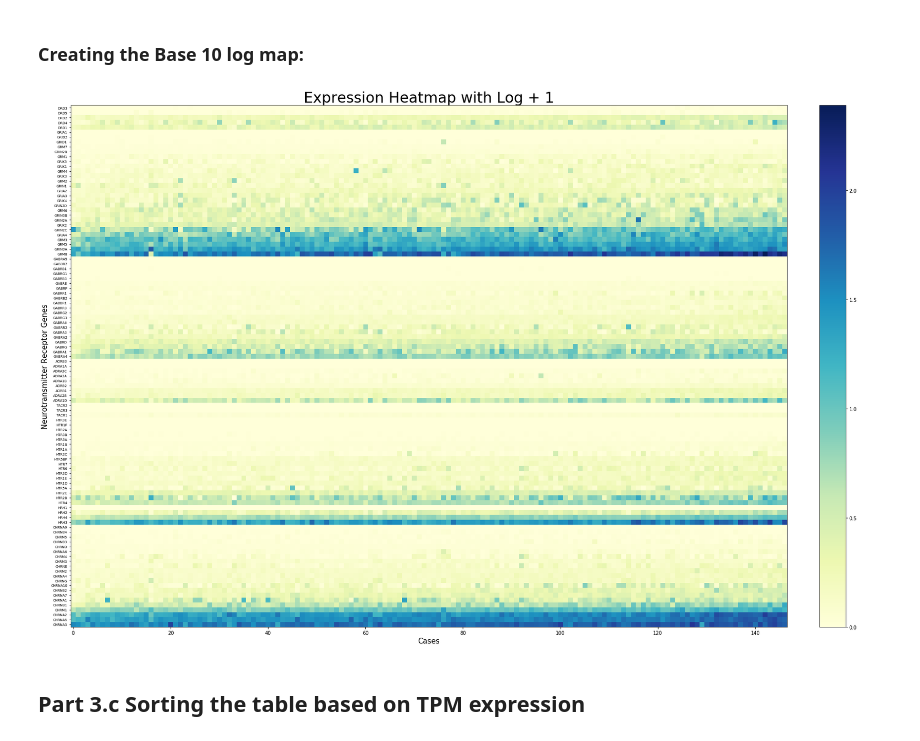
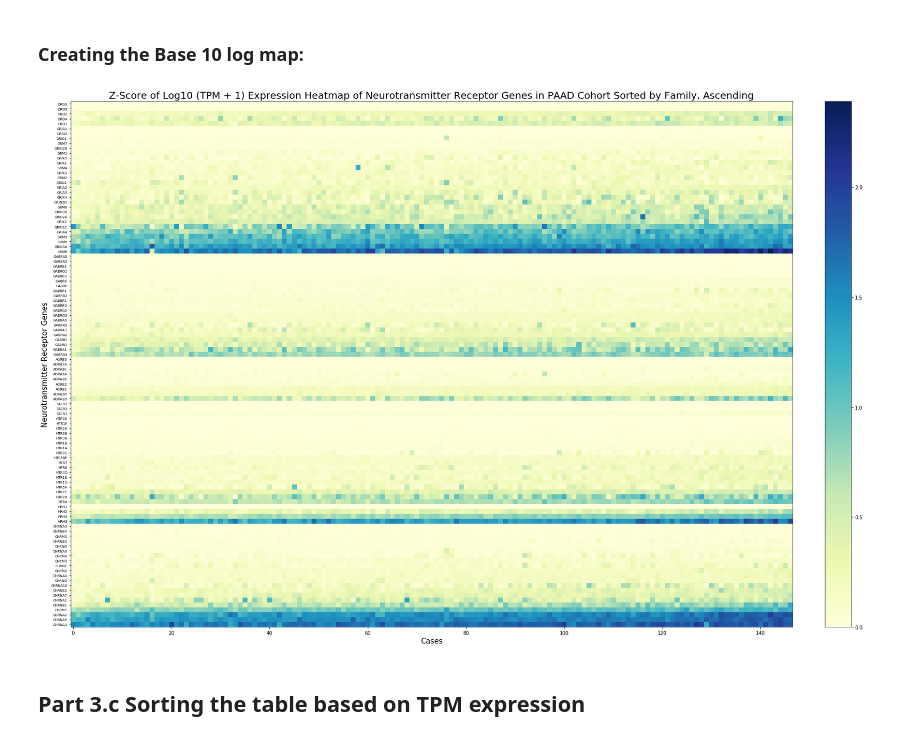
Before and after one commit to sophiaho/broad-work, a Jupyter notebook: cancer_expression_heatmap.ipynb, the cells around one changed output. Drawn from its saved outputs; the diff is of its cells as text; code cells hidden in the pictures.

```diff
--- a/cancer_expression_heatmap.ipynb
+++ b/cancer_expression_heatmap.ipynb
@@ -222,7 +199,7 @@ If you want a natural log plot, include 'natural' in the arguments, and 'base-10
 
 The compute_zscore parameter is a boolean for whether to compute the data into a z-score table or not.
 # %%
-def draw_expression_log_heatmap(table, y_axis_list, log_type, compute_zscore, sort):
+def draw_expression_log_heatmap(table, y_axis_list, log_type, title, compute_zscore, sort, cmap):
     # convert this dataframe made with the pandas library to an array that is usable with the numpy
     # library to create heatmap
     htseq_count_values = table.drop('hgnc_symbol', axis=1)
@@ -238,6 +215,7 @@ def draw_expression_log_heatmap(table, y_axis_list, log_type, compute_zscore, so
     else:
         expression_logged = expression_grid
 
+
     # print(expression_logged)
     if compute_zscore:
         expression_logged = z_score(expression_logged)
@@ -250,7 +228,7 @@ def draw_expression_log_heatmap(table, y_axis_list, log_type, compute_zscore, so
 
     fig, ax = plt.subplots()
     # it's cmap='Blues_r' to change the color scheme
-    im = ax.imshow(expression_logged, cmap='YlGnBu')
+    im = ax.imshow(expression_logged, cmap=cmap)
 
     # show labels for y axis
     ax.set_yticks(np.arange(len(y_axis_list)))
@@ -267,7 +245,7 @@ def draw_expression_log_heatmap(table, y_axis_list, log_type, compute_zscore, so
 
     fig.colorbar(im, fraction = 0.046, pad = 0.04)
 
-    ax.set_title("Expression Heatmap with Log + 1", fontsize=30, ha='center')
+    ax.set_title(title, fontsize=20, ha='center')
     fig.tight_layout()
     plt.show()
 
@@ -651,9 +640,9 @@ draw_expression_log_heatmap(rnaseq_tpm, rnaseq_tpm['hgnc_symbol'].tolist(), 'nat
 # %% [markdown]
 ### Creating the Base 10 log map:
 # %%
-draw_expression_log_heatmap(rnaseq_tpm, rnaseq_tpm['hgnc_symbol'].tolist(), 'base-10', True, True)
+draw_expression_log_heatmap(rnaseq_tpm, rnaseq_tpm['hgnc_symbol'].tolist(), 'base-10', 'Z-Score of Log10 (TPM + 1) Expression Heatmap of Neurotransmitter Receptor Genes in PAAD Cohort Sorted by Family, Ascending', True, True, 'YlGnBu')
 # %% [output]
-[figure, old version]
+[figure, new version]
 # %% [markdown]
 ## Part 3.c Sorting the table based on TPM expression
 # %%
```
Also changed, not shown: parts of 41 cells of this notebook.
